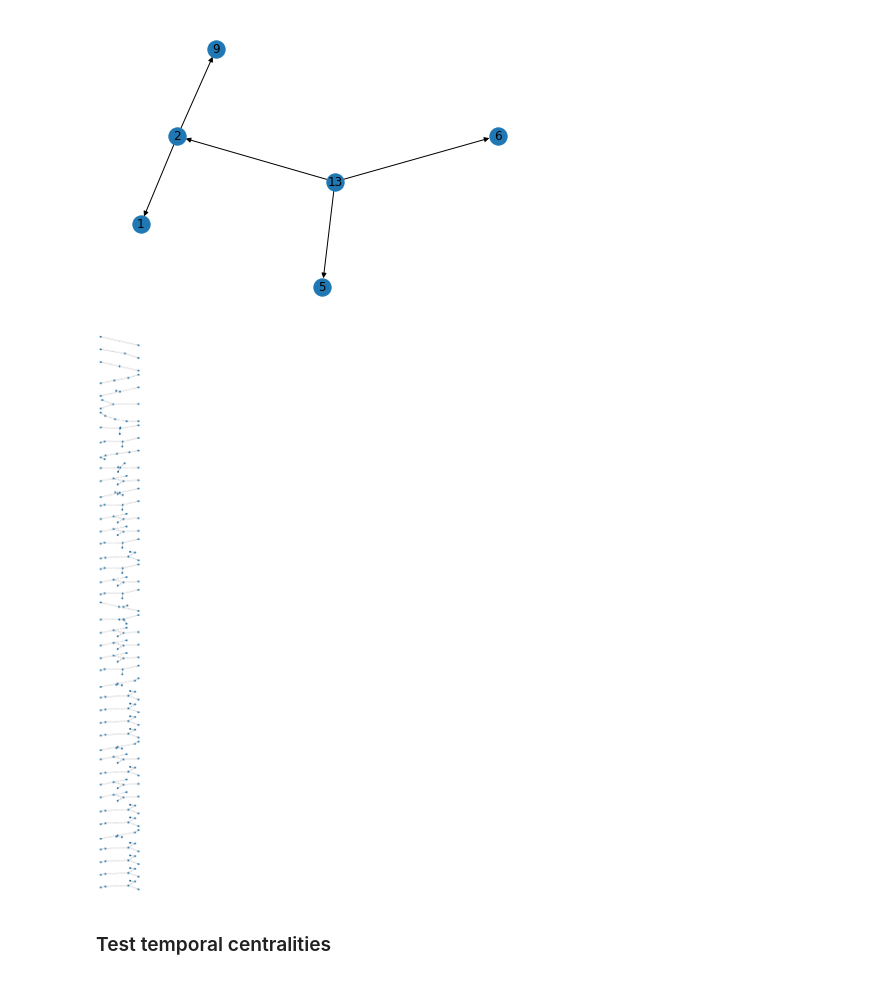
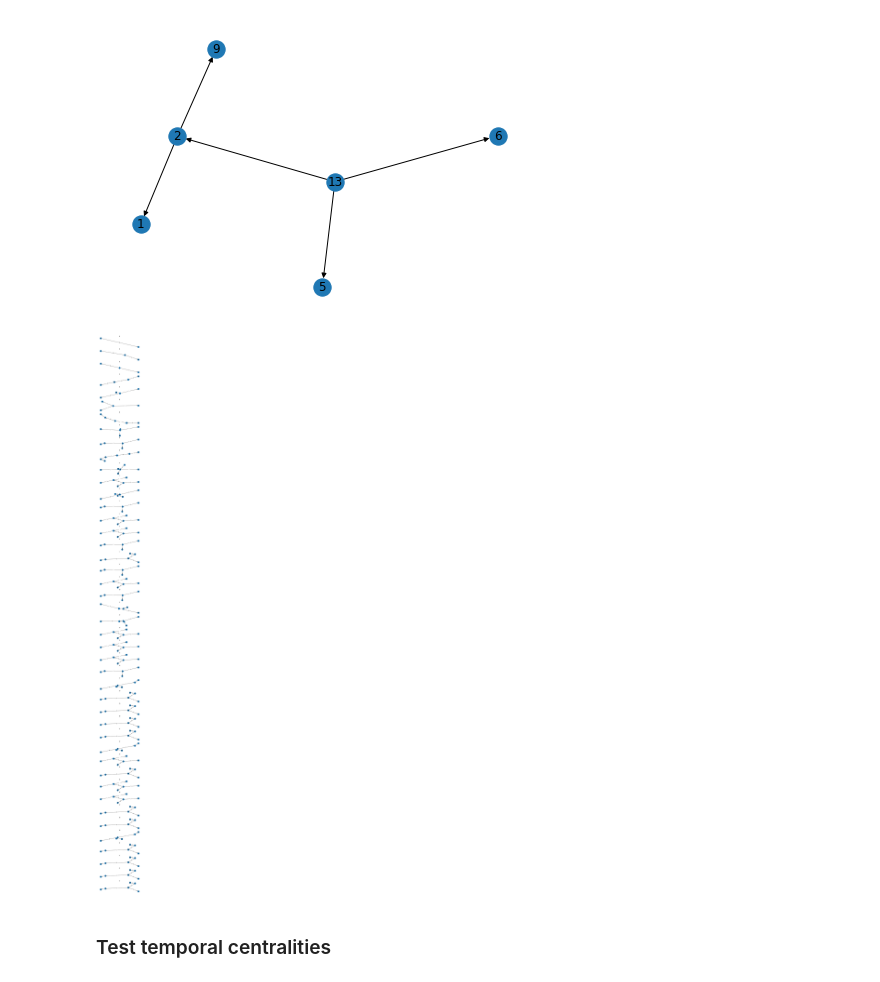
Before and after one commit to hpi-sam/Spatio-Temporal-Graphs, a Jupyter notebook: src/anomalies.ipynb, the cells around one changed output. Drawn from its saved outputs; the diff is of its cells as text; code cells hidden in the pictures.

```diff
--- a/src/anomalies.ipynb
+++ b/src/anomalies.ipynb
@@ -77,7 +79,7 @@ subgraphs = []
 for seed in tqdm(np.random.choice(10000000, 50000)):
     #bfs_bias = np.random.uniform(0,1)
     for bfs_prob in [0.1, 0.5, 0.9]:
-        subgraph = sample_subgraph(graph, frontend_node[0], max_nodes=6, bfs_prob=bfs_prob, random_seed=seed)
+        subgraph = tgg.sample_subgraph(graph, frontend_node[0], max_nodes=6, bfs_prob=bfs_prob, random_seed=seed)
         if subgraphs:
             if not np.any([nx.is_isomorphic(subgraph, s) for s in subgraphs]):
                 subgraphs.append(subgraph)
@@ -111,8 +113,8 @@ em = iso.numerical_edge_match("timestep", 0)
 for seed in tqdm(np.random.choice(10000000, 50000)):
     #bfs_bias = np.random.uniform(0,1)
     for bfs_prob in [0.1, 0.5, 0.9]:
-        subgraph = sample_subgraph(graph, frontend_node[0], max_nodes=6, bfs_prob=bfs_prob, random_seed=seed)
-        add_timesteps_to_graph(subgraph, frontend_node[0], random_seed=seed)
+        subgraph = tgg.sample_subgraph(graph, frontend_node[0], max_nodes=6, bfs_prob=bfs_prob, random_seed=seed)
+        tgg.add_timesteps_to_graph(subgraph, frontend_node[0], random_seed=seed)
         if subgraphs:
             if not np.any([nx.is_isomorphic(subgraph, s, edge_match=em) for s in subgraphs]):
                 subgraphs.append(subgraph)
@@ -204,11 +206,12 @@ read_apg = correlation.decode_temporal_graphs(np.load('../data/apg_unique_subgra
 # %%
 fig, axes = plt.subplots(44, 1, figsize=(8,100))
 for i, subgraph in enumerate(read_apg):
     nx.draw(subgraph, nx.spring_layout(subgraph, seed=7), with_labels=True, ax=axes[i])
+    axes[i].set_title(i)
     edge_labels = nx.get_edge_attributes(subgraph, "timestep")
     nx.draw_networkx_edge_labels(subgraph, nx.spring_layout(subgraph, seed=7), edge_labels, ax=axes[i])
 # %% [output]
-[figure, old version]
+[figure, new version]
 # %% [markdown]
 ### Test temporal centralities
 # %%
```
Also changed, not shown: parts of 23 cells of this notebook, 2 other files.
